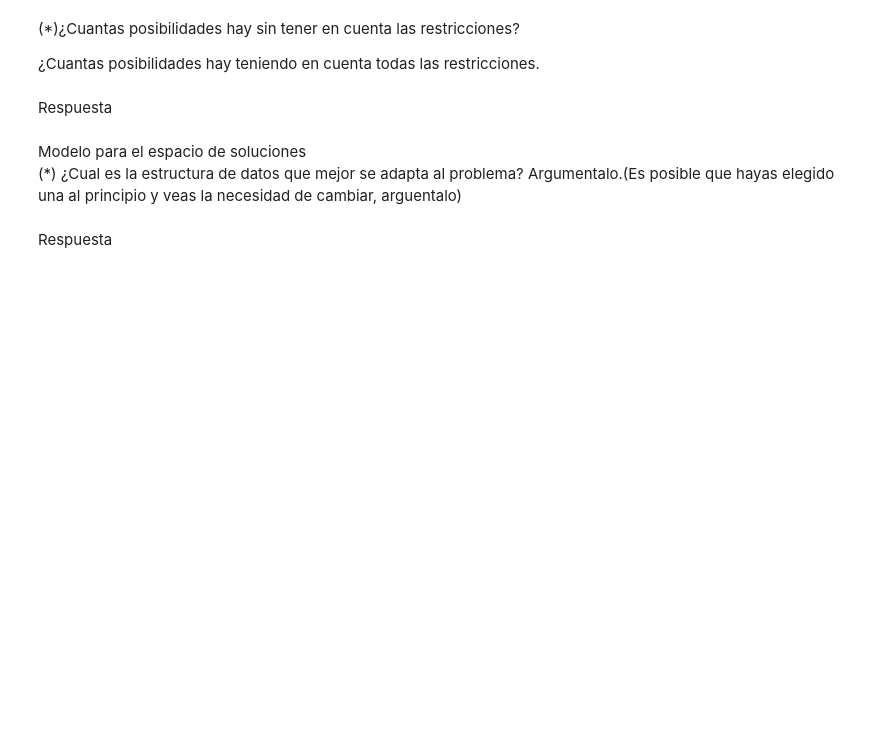
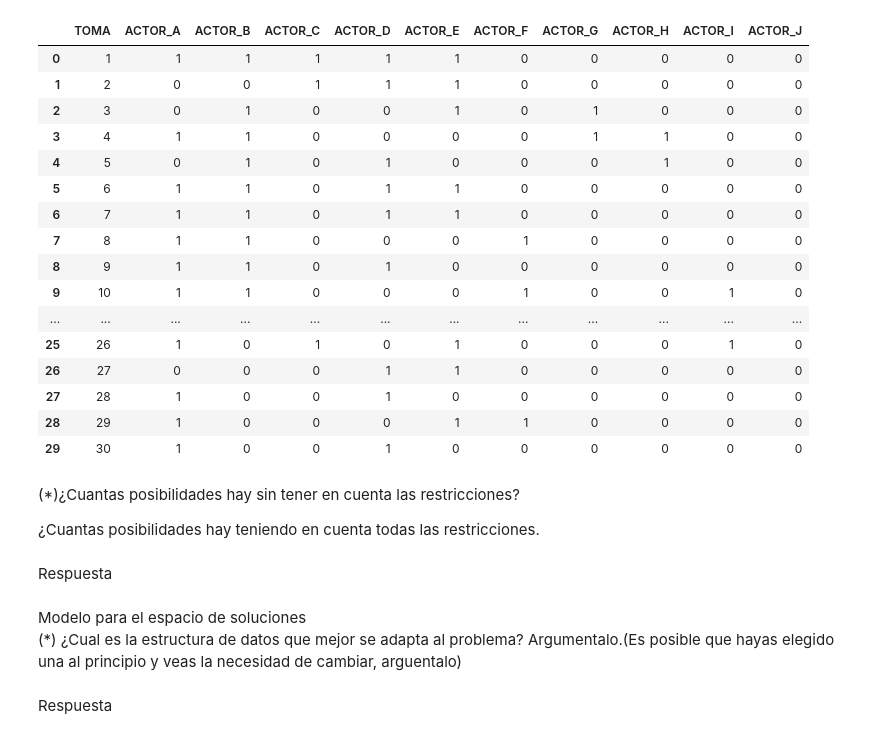
Before and after one commit to darkfrozen158/03MIAR_04_A_2025-2026, a Jupyter notebook: SEMINARIO/Proyecto_AlgoritmosOptimización_CRISTIAN_LEONARDO_CHAVEZ_TRELLES.ipynb, the cells around one changed output. Saved outputs shown, nothing was run; the diff lists cells and outputs as text; code cells hidden in the pictures; blank space fills up the shorter version.

```diff
--- a/SEMINARIO/Proyecto_AlgoritmosOptimización_CRISTIAN_LEONARDO_CHAVEZ_TRELLES.ipynb
+++ b/SEMINARIO/Proyecto_AlgoritmosOptimización_CRISTIAN_LEONARDO_CHAVEZ_TRELLES.ipynb
@@ -17,3 +77,27 @@ Descripción del problema:(copiar enunciado)
+# %%
+url_data= "https://docs.google.com/spreadsheets/d/e/2PACX-1vQcLEt_4FMi6vAwG2f0pkP-ePMhnGvTXHlg1ZdkzSrC19FnqSt7BNWTKbfklOIPneA4_rmaujvhVPxD/pub?gid=0&single=true&output=csv"
+# %%
+df = pd.read_csv(url_data)
+# %%
+df
+# %% [output]
+|  | TOMA | ACTOR_A | ACTOR_B | ACTOR_C | ACTOR_D | ACTOR_E | ACTOR_F | ACTOR_G | ACTOR_H | ACTOR_I | ACTOR_J |
+| 0 | 1 | 1 | 1 | 1 | 1 | 1 | 0 | 0 | 0 | 0 | 0 |
+| 1 | 2 | 0 | 0 | 1 | 1 | 1 | 0 | 0 | 0 | 0 | 0 |
+| 2 | 3 | 0 | 1 | 0 | 0 | 1 | 0 | 1 | 0 | 0 | 0 |
+| 3 | 4 | 1 | 1 | 0 | 0 | 0 | 0 | 1 | 1 | 0 | 0 |
+| 4 | 5 | 0 | 1 | 0 | 1 | 0 | 0 | 0 | 1 | 0 | 0 |
+| 5 | 6 | 1 | 1 | 0 | 1 | 1 | 0 | 0 | 0 | 0 | 0 |
+| 6 | 7 | 1 | 1 | 0 | 1 | 1 | 0 | 0 | 0 | 0 | 0 |
+| 7 | 8 | 1 | 1 | 0 | 0 | 0 | 1 | 0 | 0 | 0 | 0 |
+| 8 | 9 | 1 | 1 | 0 | 1 | 0 | 0 | 0 | 0 | 0 | 0 |
+| 9 | 10 | 1 | 1 | 0 | 0 | 0 | 1 | 0 | 0 | 1 | 0 |
+| ... | ... | ... | ... | ... | ... | ... | ... | ... | ... | ... | ... |
+| 25 | 26 | 1 | 0 | 1 | 0 | 1 | 0 | 0 | 0 | 1 | 0 |
+| 26 | 27 | 0 | 0 | 0 | 1 | 1 | 0 | 0 | 0 | 0 | 0 |
+| 27 | 28 | 1 | 0 | 0 | 1 | 0 | 0 | 0 | 0 | 0 | 0 |
+| 28 | 29 | 1 | 0 | 0 | 0 | 1 | 1 | 0 | 0 | 0 | 0 |
+| 29 | 30 | 1 | 0 | 0 | 1 | 0 | 0 | 0 | 0 | 0 | 0 |
 # %% [markdown]
 (*)¿Cuantas posibilidades hay sin tener en cuenta las restricciones?<br>
 
```
Also changed, not shown: parts of 12 cells of this notebook.
